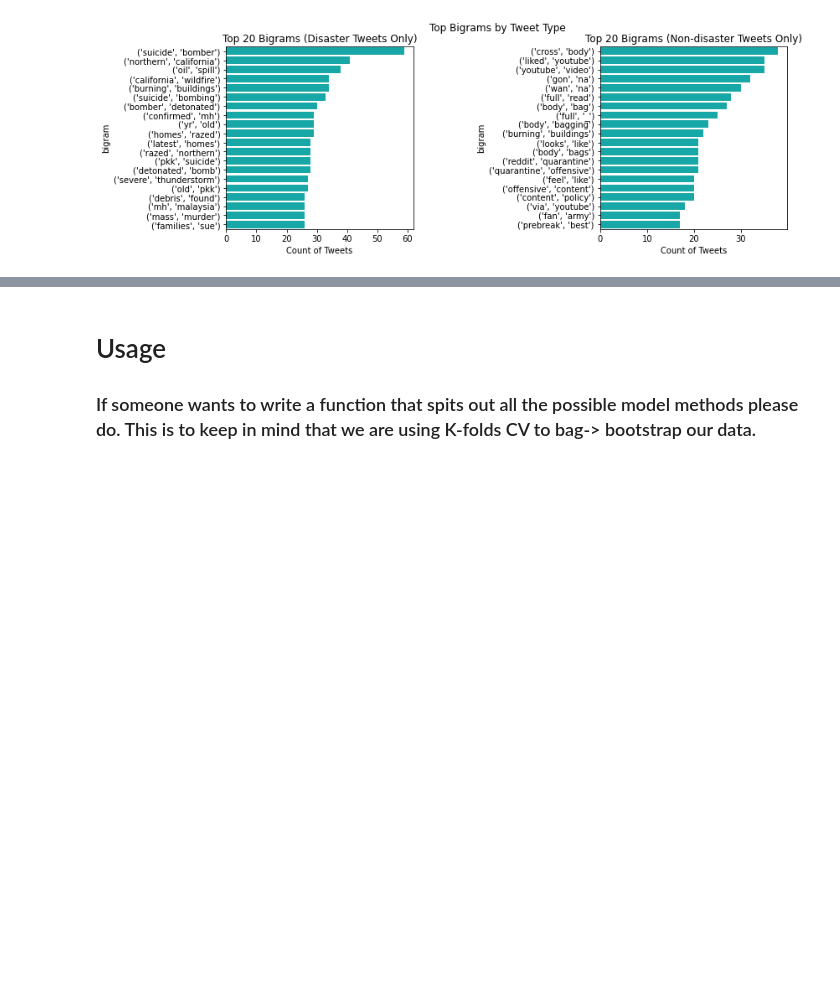
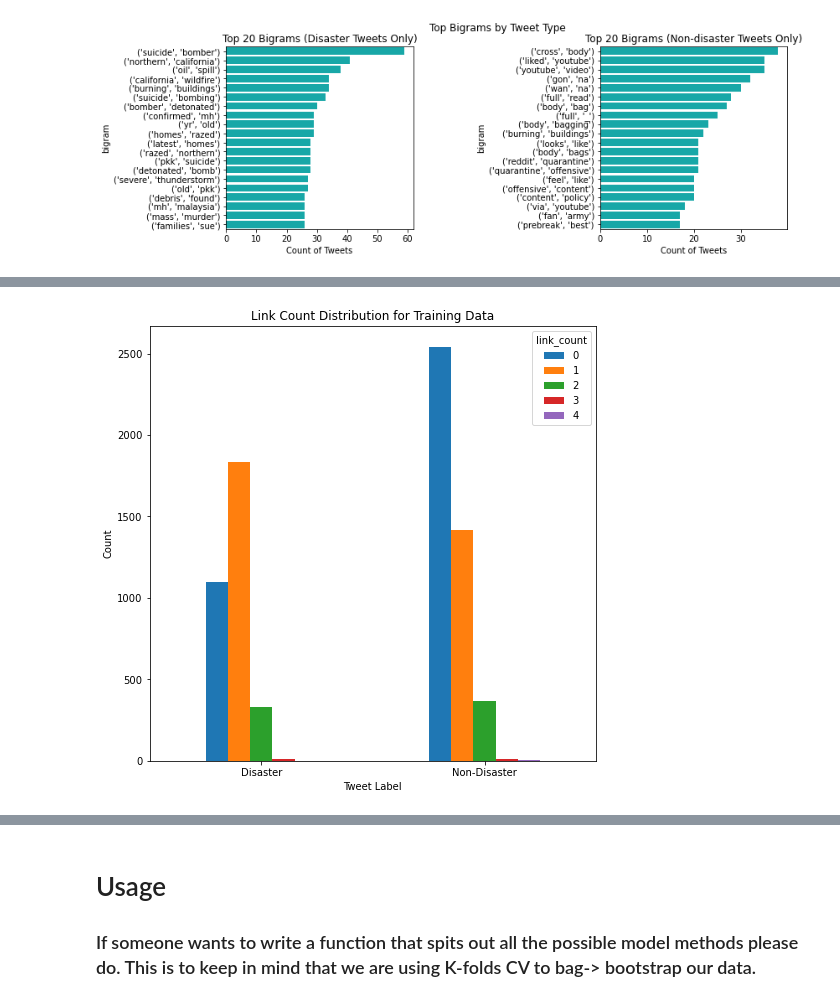
Before and after one commit to benon33/w207-final, a Jupyter notebook: Final Project.ipynb, the cells around one changed output, grey strips where cells are left out. Saved outputs shown, nothing was run; the diff lists cells and outputs as text; code cells hidden in the pictures; blank space fills up the shorter version.

```diff
--- a/Final Project.ipynb
+++ b/Final Project.ipynb
@@ -409,0 +567,10 @@ print(df_train.head(10))
+# %%
+def create_bar_plot(column, title):
+    df = train_data.copy(deep=True)
+    df['target'].replace({0: "Non-Disaster", 1: "Disaster"}, inplace=True)
+    df.pivot_table(index='target', columns=column, aggfunc='size').plot(kind='bar', figsize=(8, 8), rot=0, title=title, xlabel="Tweet Label", ylabel="Count")
+    plt.show()
+
+create_bar_plot('link_count', 'Link Count Distribution for Training Data')
+# %% [output]
+[figure, added]
```
Also changed, not shown: parts of 32 cells of this notebook, 2 other files.
